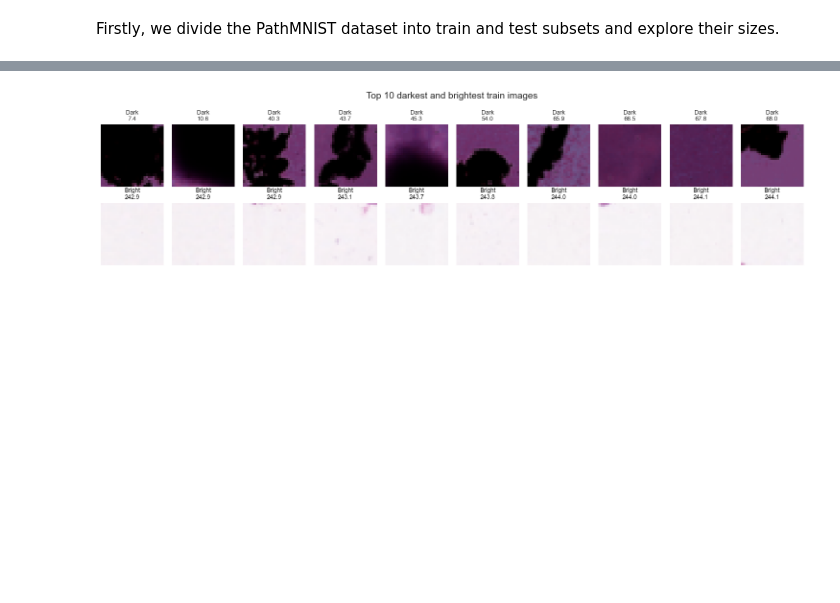
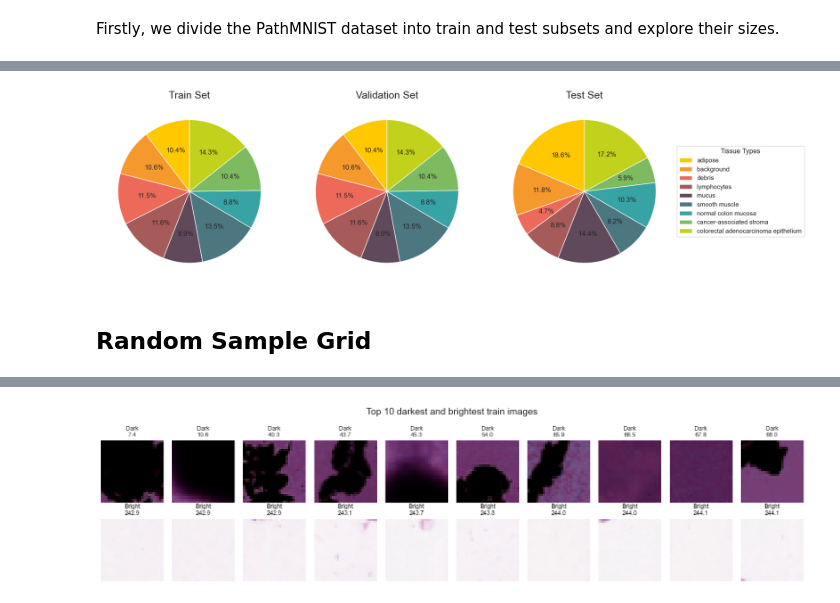
Before and after one commit to ahryncyszyn/ColorectalCancerClassification, a Jupyter notebook: data_exploration.ipynb, the cells around one changed output, grey strips where cells are left out. Saved outputs shown, nothing was run; the diff lists cells and outputs as text; code cells hidden in the pictures; blank space fills up the shorter version.

```diff
--- a/data_exploration.ipynb
+++ b/data_exploration.ipynb
@@ -53,2 +151,23 @@ Possible data classes in both test and train are: ['adipose', 'background', 'deb
+# %%
+colors = ['#ffc800', '#f6992d', '#ed6a5a', '#a75a5a', '#60495a', '#4c7680', '#38a3a5', '#7dba60', '#c2d11b']
+fig, axes = plt.subplots(1, 3, figsize=(18, 5))
+
+axes[0].pie(train_counts, autopct='%1.1f%%', startangle=90, colors=colors)
+axes[0].set_title("Train Set", fontsize=18)
+
+axes[1].pie(val_counts, autopct='%1.1f%%', startangle=90, colors=colors)
+axes[1].set_title("Validation Set", fontsize=18)
+
+axes[2].pie(test_counts, autopct='%1.1f%%', startangle=90, colors=colors)
+axes[2].set_title("Test Set", fontsize=18)
+
+plt.legend(class_names, title="Tissue Types", loc="center left", bbox_to_anchor=(1, 0.5))
+
+plt.tight_layout()
+plt.show()
+# %% [output]
+[figure, added]
+# %% [markdown]
+## Random Sample Grid
 # %%
 samples_per_class = 5
```
Also changed, not shown: parts of 23 cells of this notebook.
